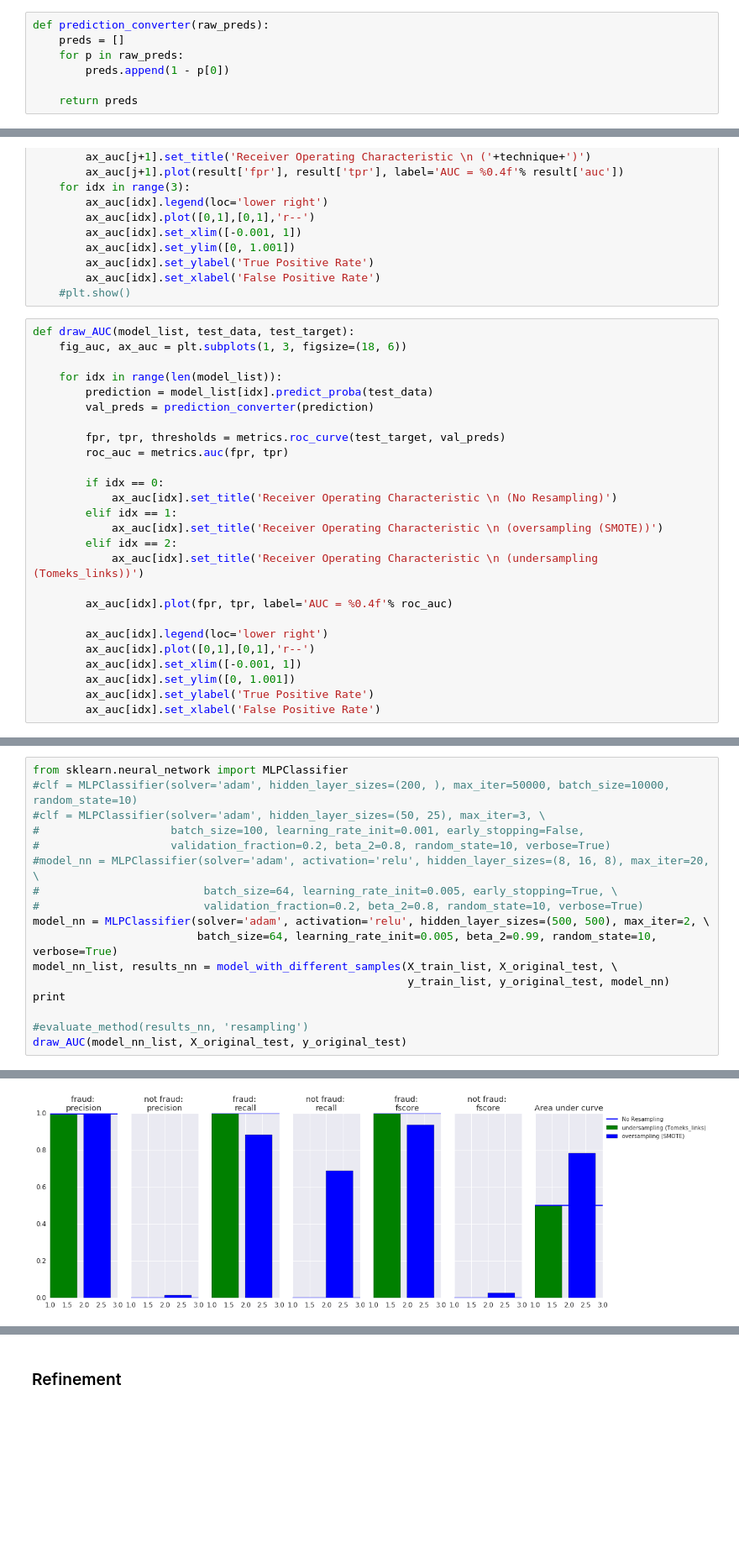
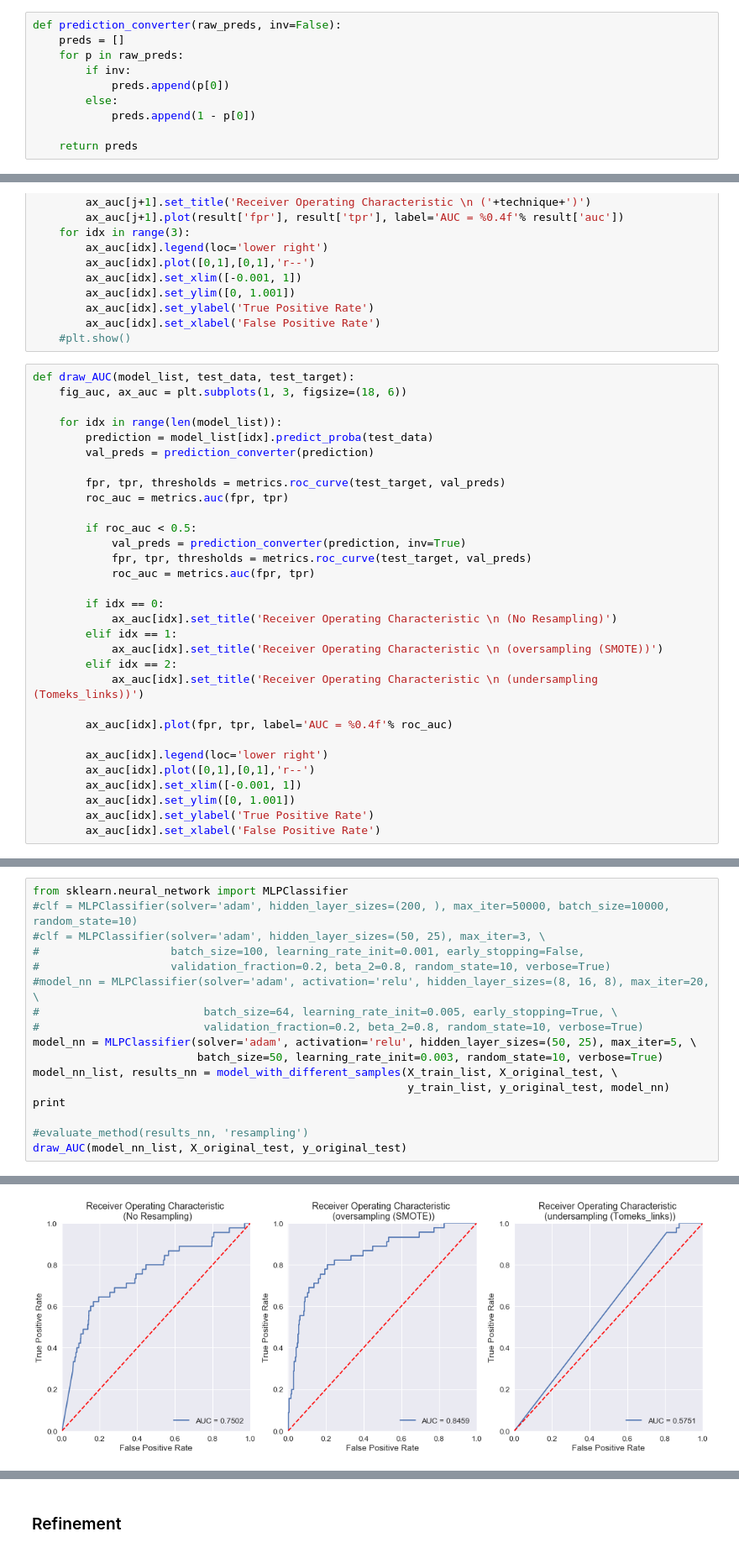
Before and after one commit to yuhow/udacity_nano_ML_course, a Jupyter notebook: capstone/capstone.ipynb, the cells around one changed output, grey strips where cells are left out. Shown: that part at 84% size. Saved outputs shown, nothing was run; the diff lists cells and outputs as text; blank space fills up the shorter version.

```diff
--- a/capstone/capstone.ipynb
+++ b/capstone/capstone.ipynb
@@ -403,8 +410,11 @@ As mentioned before, the performance of a model is basically evaluated by using
 # %%
-def prediction_converter(raw_preds):
+def prediction_converter(raw_preds, inv=False):
     preds = []
     for p in raw_preds:
-        preds.append(1 - p[0])
+        if inv:
+            preds.append(p[0])
+        else:
+            preds.append(1 - p[0])
 
     return preds
 # %%
@@ -540,6 +550,11 @@ def draw_AUC(model_list, test_data, test_target):
 
         fpr, tpr, thresholds = metrics.roc_curve(test_target, val_preds)
         roc_auc = metrics.auc(fpr, tpr)
+
+        if roc_auc < 0.5:
+            val_preds = prediction_converter(prediction, inv=True)
+            fpr, tpr, thresholds = metrics.roc_curve(test_target, val_preds)
+            roc_auc = metrics.auc(fpr, tpr)
 
         if idx == 0:
             ax_auc[idx].set_title('Receiver Operating Characteristic \n (No Resampling)')
@@ -584,8 +612,8 @@ from sklearn.neural_network import MLPClassifier
 #model_nn = MLPClassifier(solver='adam', activation='relu', hidden_layer_sizes=(8, 16, 8), max_iter=20, \
 #                         batch_size=64, learning_rate_init=0.005, early_stopping=True, \
 #                         validation_fraction=0.2, beta_2=0.8, random_state=10, verbose=True)
-model_nn = MLPClassifier(solver='adam', activation='relu', hidden_layer_sizes=(500, 500), max_iter=2, \
-                         batch_size=64, learning_rate_init=0.005, beta_2=0.99, random_state=10, verbose=True)
+model_nn = MLPClassifier(solver='adam', activation='relu', hidden_layer_sizes=(50, 25), max_iter=5, \
+                         batch_size=50, learning_rate_init=0.003, random_state=10, verbose=True)
 model_nn_list, results_nn = model_with_different_samples(X_train_list, X_original_test, \
                                                          y_train_list, y_original_test, model_nn)
 print
@@ -609 +642 @@ oversampling (SMOTE): 0.7862134246499067
-[figure, old version]
+[figure, new version]
```
Also changed, not shown: parts of 16 cells of this notebook.
